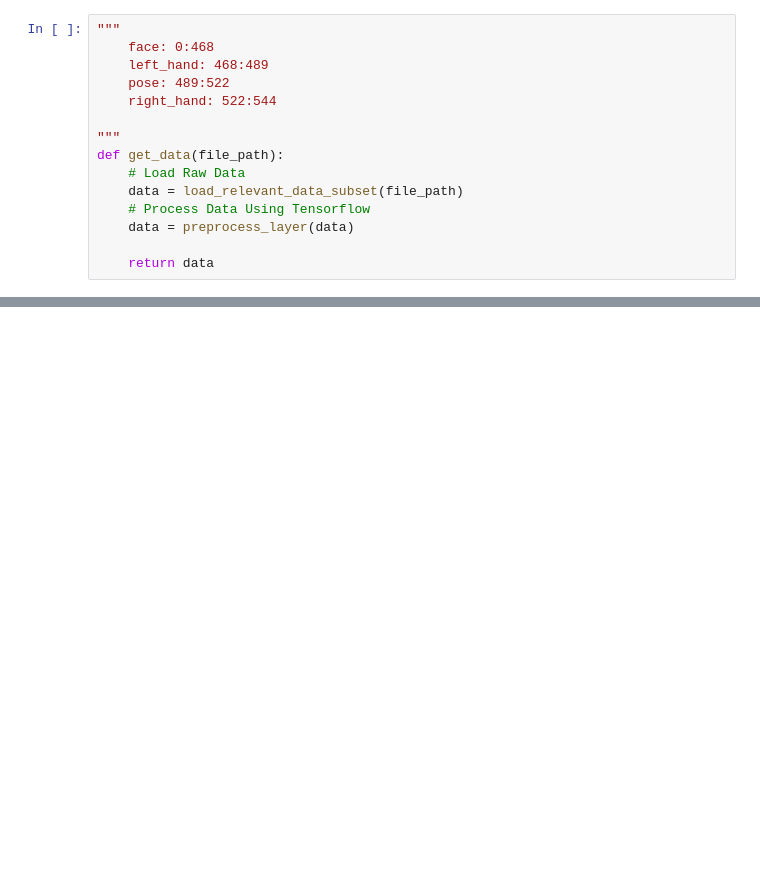
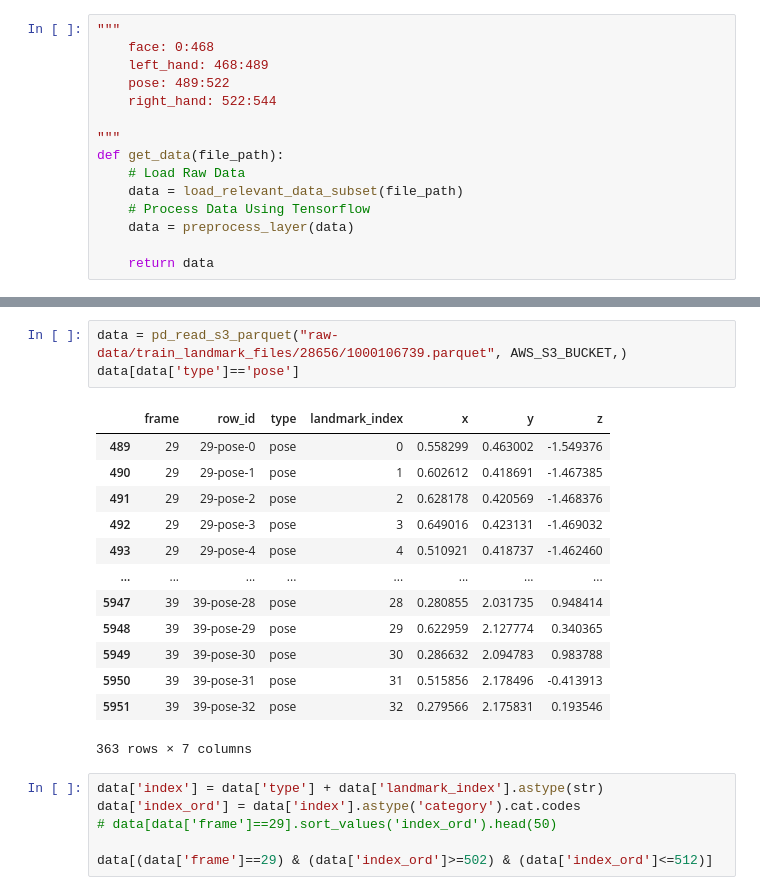
Before and after one commit to romendiratta/isolated-sign-language-recognition, a Jupyter notebook: modeling/data-prep.ipynb, the cells around one changed output, grey strips where cells are left out. Saved outputs shown, nothing was run; the diff lists cells and outputs as text; blank space fills up the shorter version.

```diff
--- a/modeling/data-prep.ipynb
+++ b/modeling/data-prep.ipynb
@@ -261,0 +428,23 @@ display(pd.Series(y).value_counts().to_frame('Class Count').iloc[[0,1,2,3,4, -5,
+# %%
+data = pd_read_s3_parquet("raw-data/train_landmark_files/28656/1000106739.parquet", AWS_S3_BUCKET,)
+data[data['type']=='pose']
+# %% [output]
+|  | frame | row_id | type | landmark_index | x | y | z |
+| 489 | 29 | 29-pose-0 | pose | 0 | 0.558299 | 0.463002 | -1.549376 |
+| 490 | 29 | 29-pose-1 | pose | 1 | 0.602612 | 0.418691 | -1.467385 |
+| 491 | 29 | 29-pose-2 | pose | 2 | 0.628178 | 0.420569 | -1.468376 |
+| 492 | 29 | 29-pose-3 | pose | 3 | 0.649016 | 0.423131 | -1.469032 |
+| 493 | 29 | 29-pose-4 | pose | 4 | 0.510921 | 0.418737 | -1.462460 |
+| ... | ... | ... | ... | ... | ... | ... | ... |
+| 5947 | 39 | 39-pose-28 | pose | 28 | 0.280855 | 2.031735 | 0.948414 |
+| 5948 | 39 | 39-pose-29 | pose | 29 | 0.622959 | 2.127774 | 0.340365 |
+| 5949 | 39 | 39-pose-30 | pose | 30 | 0.286632 | 2.094783 | 0.983788 |
+| 5950 | 39 | 39-pose-31 | pose | 31 | 0.515856 | 2.178496 | -0.413913 |
+| 5951 | 39 | 39-pose-32 | pose | 32 | 0.279566 | 2.175831 | 0.193546 |
+363 rows × 7 columns
+# %%
+data['index'] = data['type'] + data['landmark_index'].astype(str)
+data['index_ord'] = data['index'].astype('category').cat.codes
+# data[data['frame']==29].sort_values('index_ord').head(50)
+
+data[(data['frame']==29) & (data['index_ord']>=502) & (data['index_ord']<=512)]
```
Also changed, not shown: parts of 28 cells of this notebook, 2 other files.
